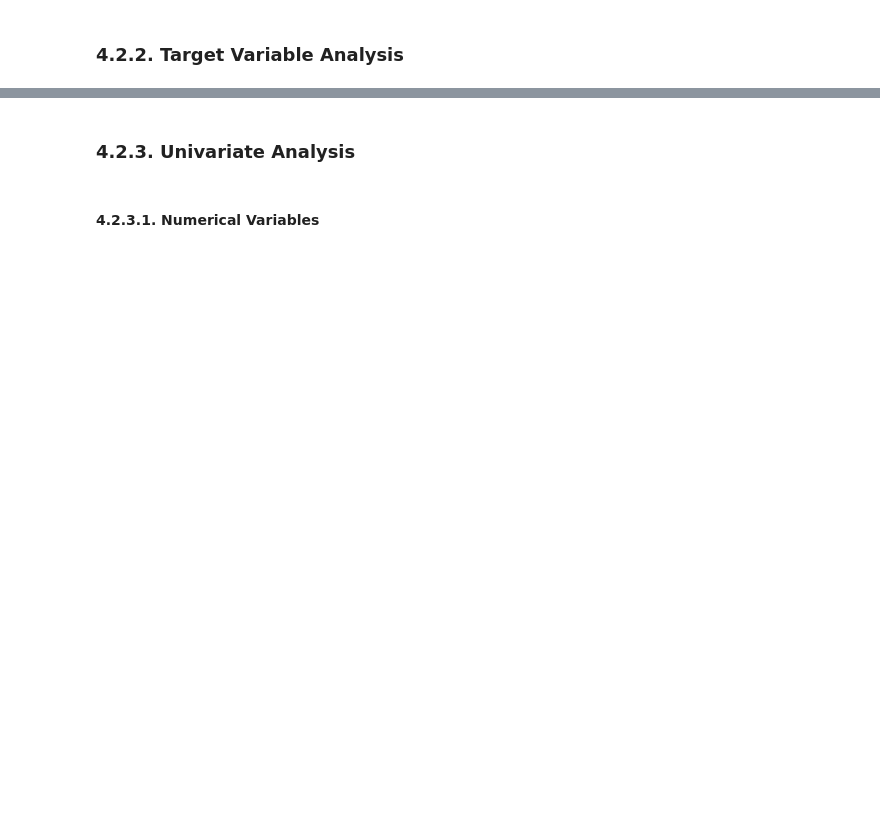
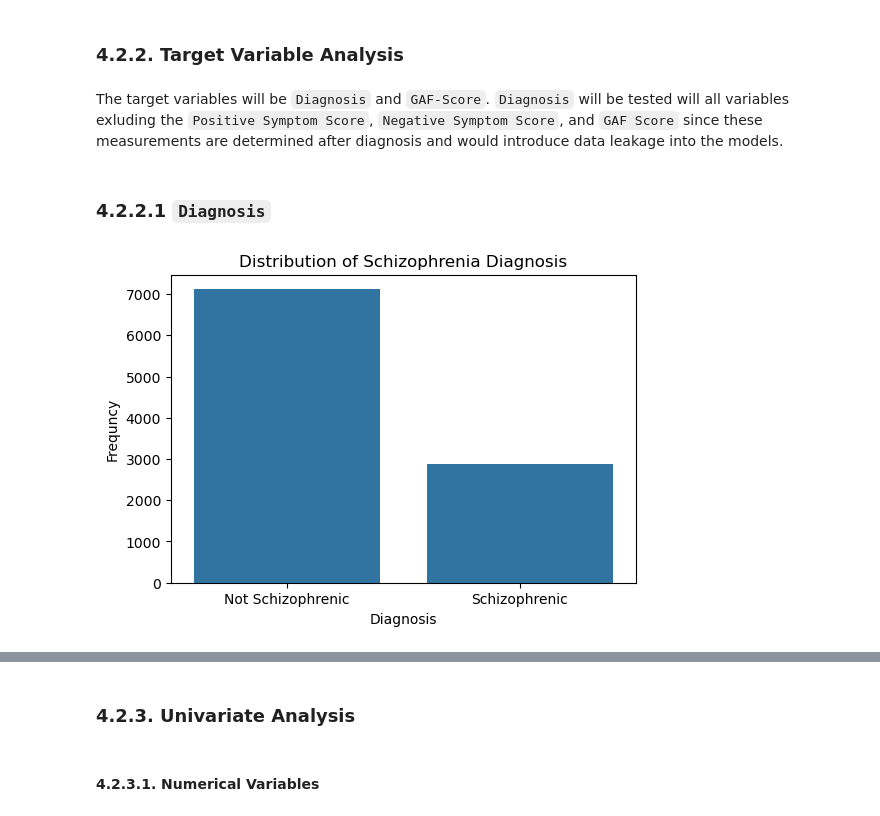
Before and after one commit to SMemic4/Schizophrenia-, a Jupyter notebook: notebooks/schizophrenia.ipynb, the cells around one changed output, grey strips where cells are left out. Saved outputs shown, nothing was run; the diff lists cells and outputs as text; code cells hidden in the pictures; blank space fills up the shorter version.

```diff
--- a/notebooks/schizophrenia.ipynb
+++ b/notebooks/schizophrenia.ipynb
@@ -155,0 +184,3 @@ col_dict = {'Gender': {0: 'Female', 1: 'Male'},
+# %%
+df_decoded = df.copy()
+df_decoded[list(col_dict.keys())] =  df[col_dict.keys()].apply(lambda col: col.map(col_dict[col.name]))
@@ -160,2 +273,19 @@ col_dict = {'Gender': {0: 'Female', 1: 'Male'},
 # %% [markdown]
 ### 4.2.2. Target Variable Analysis
+# %% [markdown]
+The target variables will be `Diagnosis` and `GAF-Score`. `Diagnosis` will be tested will all variables exluding the `Positive Symptom Score`, `Negative Symptom Score`, and `GAF Score` since these measurements are determined after diagnosis and would introduce data leakage into the models.
+# %% [markdown]
+### 4.2.2.1 `Diagnosis`
+# %%
+diagnosis_counts = df_decoded['Diagnosis'].value_counts().reset_index()
+diagnosis_counts.columns = ['Diagnosis', 'Count']
+# %%
+plt.figure(figsize=(6,4))
+sns.barplot(data = diagnosis_counts, x = 'Diagnosis', y = 'Count')
+plt.xlabel('Diagnosis')
+plt.ylabel('Frequncy')
+plt.title("Distribution of Schizophrenia Diagnosis")
+plt.savefig(os.path.abspath(os.path.join(os.getcwd(), 'outputs/visuals/Distribution_SchizophreniaDaignosis')));
+plt.show();
+# %% [output]
+[figure, added]
```
Also changed, not shown: parts of 110 cells of this notebook, 29 other files.
